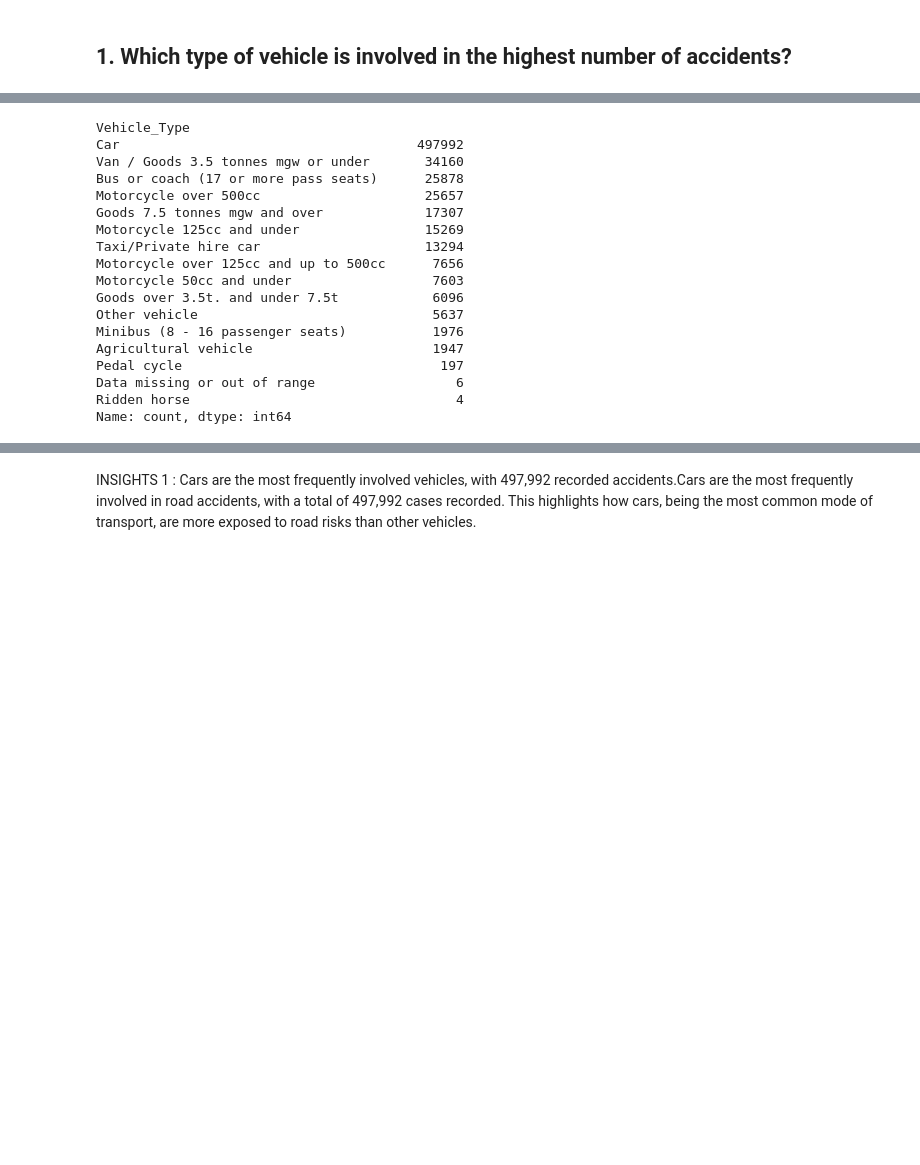
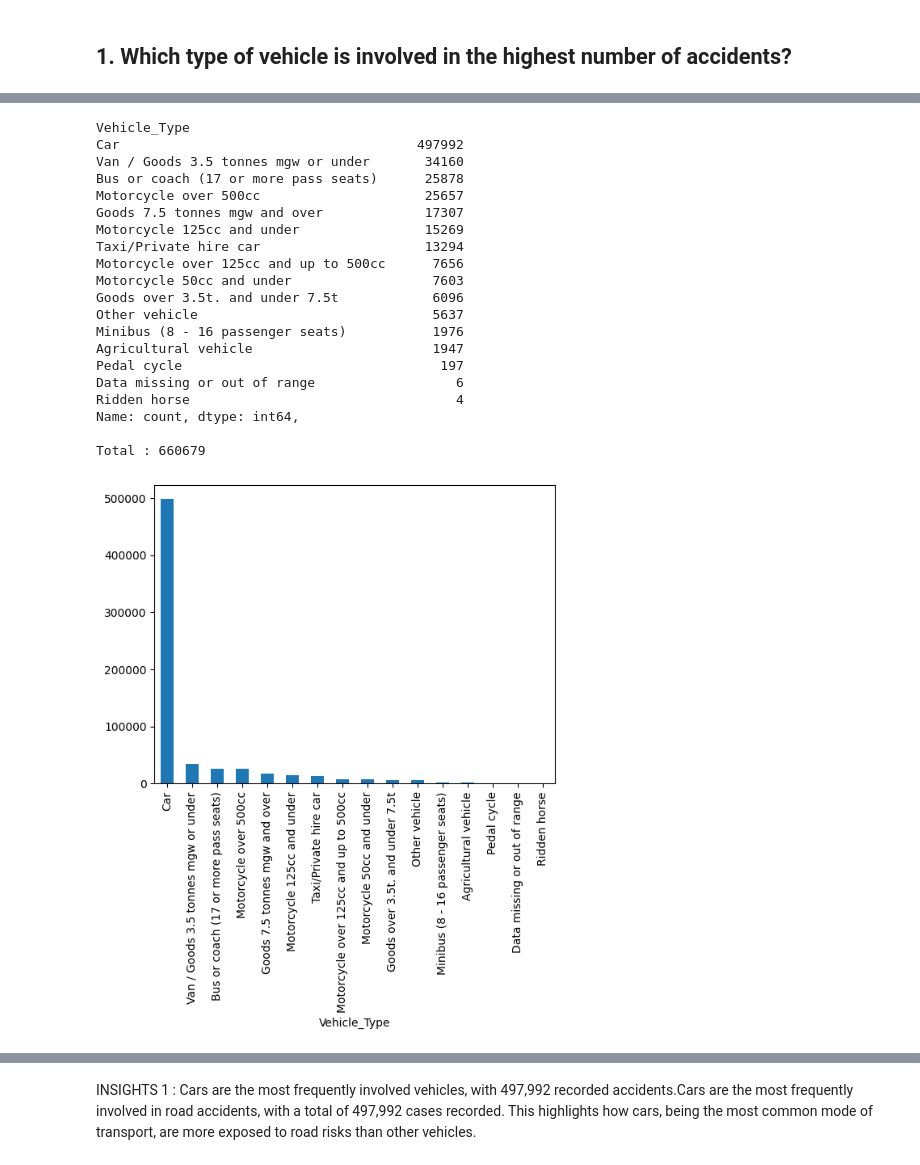
Before and after one commit to jshdnd16/ELEC303-DATA-ANALYTICS-DENADO, a Jupyter notebook: ELEC03-3A/Activity2.ipynb, the cells around one changed output, grey strips where cells are left out. Saved outputs shown, nothing was run; the diff lists cells and outputs as text; code cells hidden in the pictures; blank space fills up the shorter version.

```diff
--- a/ELEC03-3A/Activity2.ipynb
+++ b/ELEC03-3A/Activity2.ipynb
@@ -326,7 +287,7 @@ Vehicle_Type               category
 dtype: object
 # %%
 vehicle = df['Vehicle_Type'].value_counts()
-vehicle
+print(f'{vehicle},\n\nTotal : {vehicle.sum()}')
 # %% [output]
 Vehicle_Type
 Car                                      497992
@@ -345,4 +306,11 @@ Agricultural vehicle                       1947
 Pedal cycle                                 197
 Data missing or out of range                  6
 Ridden horse                                  4
-Name: count, dtype: int64
+Name: count, dtype: int64,
+
+Total : 660679
+# %%
+vehicle = df['Vehicle_Type'].value_counts().plot(kind='bar')
+plt.show()
+# %% [output]
+[figure, added]
```
Also changed, not shown: parts of 80 cells of this notebook.
